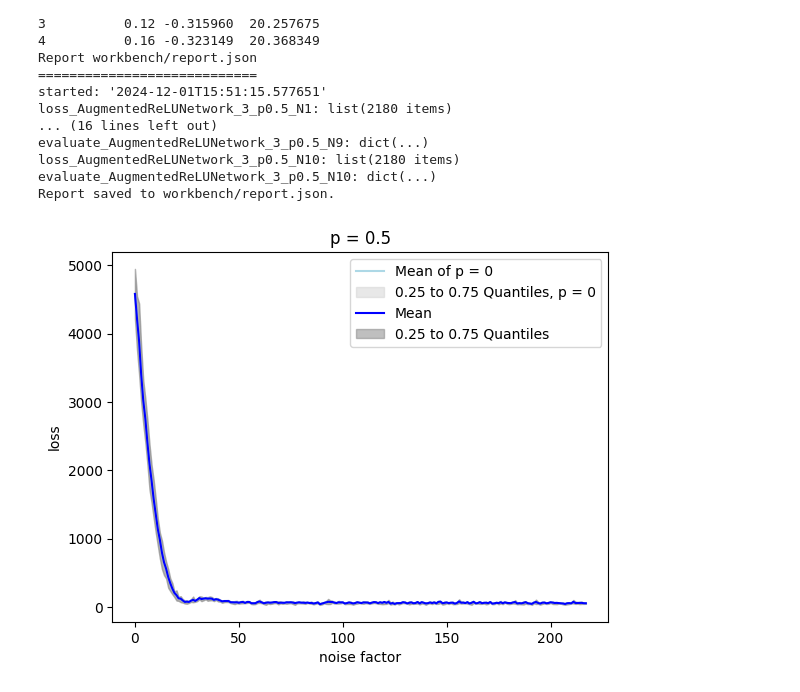
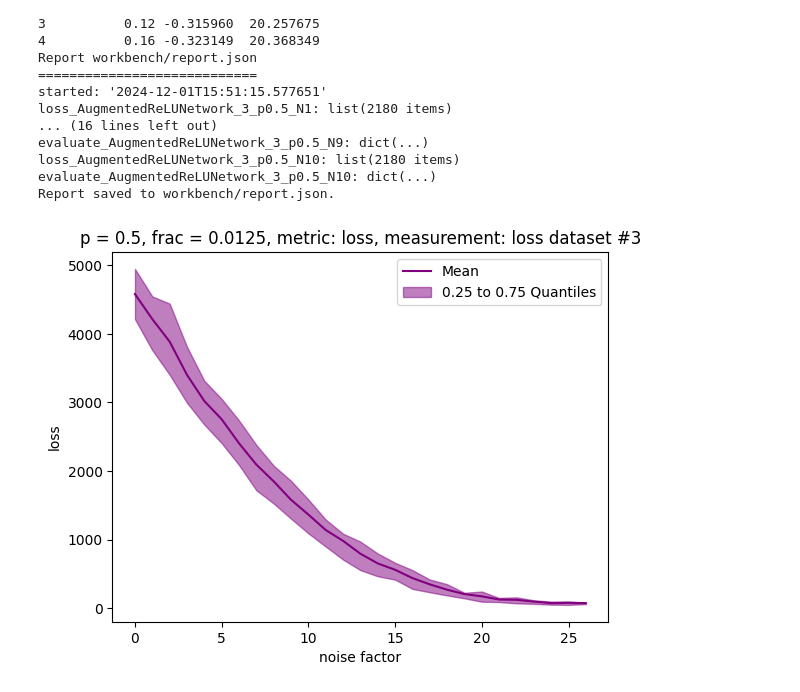
Before and after one commit to tail-call/Research, a Jupyter notebook: Workbench.ipynb, the cells around one changed output. Saved outputs shown, nothing was run; the diff lists cells and outputs as text; code cells hidden in the pictures.

```diff
--- a/Workbench.ipynb
+++ b/Workbench.ipynb
@@ -91,33 +90,35 @@ Report saved to workbench/report.json.
 # %%
 import matplotlib.pyplot as plt
 
-from cgtnnlib.analyze import plot_curve_on_ax_or_plt, analyze_just_one
+from cgtnnlib.analyze import plot_deviant_curves_on_ax_or_plt, search_curve_for_report
 
 METRIC='loss'
+MEASUREMENT='loss'
+FRAC=0.0125
 
-curve = analyze_just_one(
+CURVE = search_curve_for_report(
     report_path=REPORT.path,
-    plot_params=PlotParams(
-        measurement=METRIC,
+    model=PlotModel(
+        measurement=MEASUREMENT,
         dataset_number=DATASET.number,
         metric=METRIC,
         p=P,
-        frac=0.1,
+        frac=FRAC,
     )
 )
 
-plot_curve_on_ax_or_plt(
+plot_deviant_curves_on_ax_or_plt(
     ax_or_plt=plt,
-    means=curve['mean'],
-    lowerqs=curve[0.25],
-    upperqs=curve[0.75],
-    zmeans=curve['mean'], # XXX
-    zlowerqs=curve[0.25], # XXX
-    zupperqs=curve[0.75], # XXX
-    X=curve.index,
-    title=f'p = {P}',
+    models=[{
+        'curve': CURVE,
+        'color': 'purple',
+        'label': 'Mean',
+        'quantiles_color': 'purple',
+        'quantiles_label': '0.25 to 0.75 Quantiles',
+    }],
+    title=f'p = {P}, frac = {FRAC}, metric: {METRIC}, measurement: {MEASUREMENT} dataset #{DATASET.number}',
     xlabel='noise factor',
     ylabel=METRIC,
 )
 # %% [output]
-[figure, old version]
+[figure, new version]
```
Also changed, not shown: parts of 1 cell of this notebook, 4 other files.
